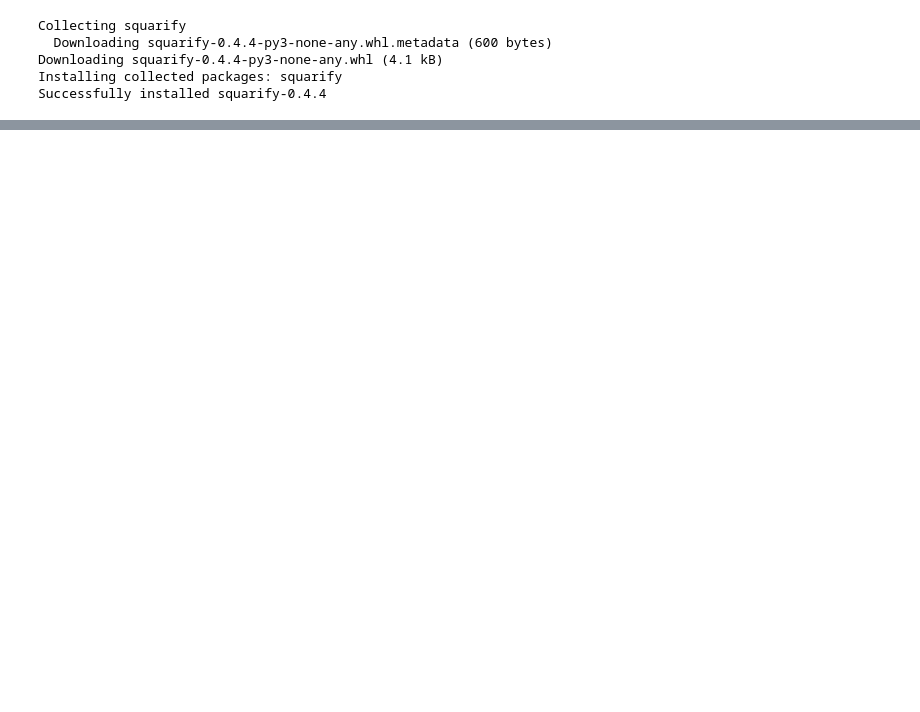
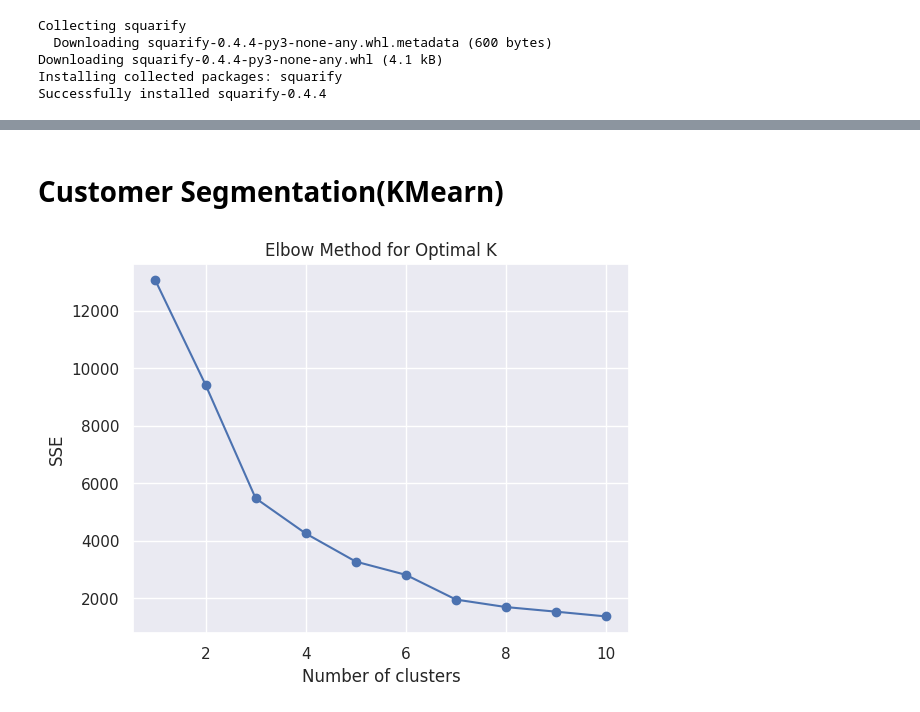
Before and after one commit to ASAD1100/DataScience_and_AI, a Jupyter notebook: Machine Learning/Ecommerce_customer_analytics&Segmentation.ipynb, the cells around one changed output, grey strips where cells are left out. Saved outputs shown, nothing was run; the diff lists cells and outputs as text; code cells hidden in the pictures; blank space fills up the shorter version.

```diff
--- a/Machine Learning/Ecommerce_customer_analytics&Segmentation.ipynb
+++ b/Machine Learning/Ecommerce_customer_analytics&Segmentation.ipynb
@@ -411,0 +413,16 @@ plt.show()
+# %%
+import os
+import numpy as np
+import pandas as pd
+import matplotlib.pyplot as plt
+import seaborn as sns
+%matplotlib inline
+sns.set()
+import warnings
+warnings.filterwarnings('ignore')
+
+from sklearn.preprocessing import StandardScaler
+from sklearn.cluster import KMeans, DBSCAN
+from scipy.cluster.hierarchy import dendrogram, linkage, fcluster
+import scipy.cluster.hierarchy as sch
+from datetime import datetime
@@ -411,0 +451,3 @@ plt.show()
+# %%
+rfm_df = RFM[['Recency','Frequency','Monetary']]
+rfm_df.head()
@@ -411,0 +461,4 @@ plt.show()
+# %%
+scaler = StandardScaler()
+rfm_scaled = scaler.fit_transform(rfm_df)
+rfm_scaled
@@ -411,0 +473,16 @@ plt.show()
+# %% [markdown]
+# Customer Segmentation(KMearn)
+# %%
+# Finding optimal clusters using elbow method
+sse = []
+for k in range(1,11):
+  kmeans = KMeans(n_clusters = k,random_state = 42)
+  kmeans.fit(rfm_scaled)
+  sse.append(kmeans.inertia_)
+plt.plot(range(1,11),sse,marker = 'o')
+plt.xlabel('Number of clusters')
+plt.ylabel('SSE')
+plt.title('Elbow Method for Optimal K')
+plt.show()
+# %% [output]
+[figure, added]
```
Also changed, not shown: parts of 44 cells of this notebook.
